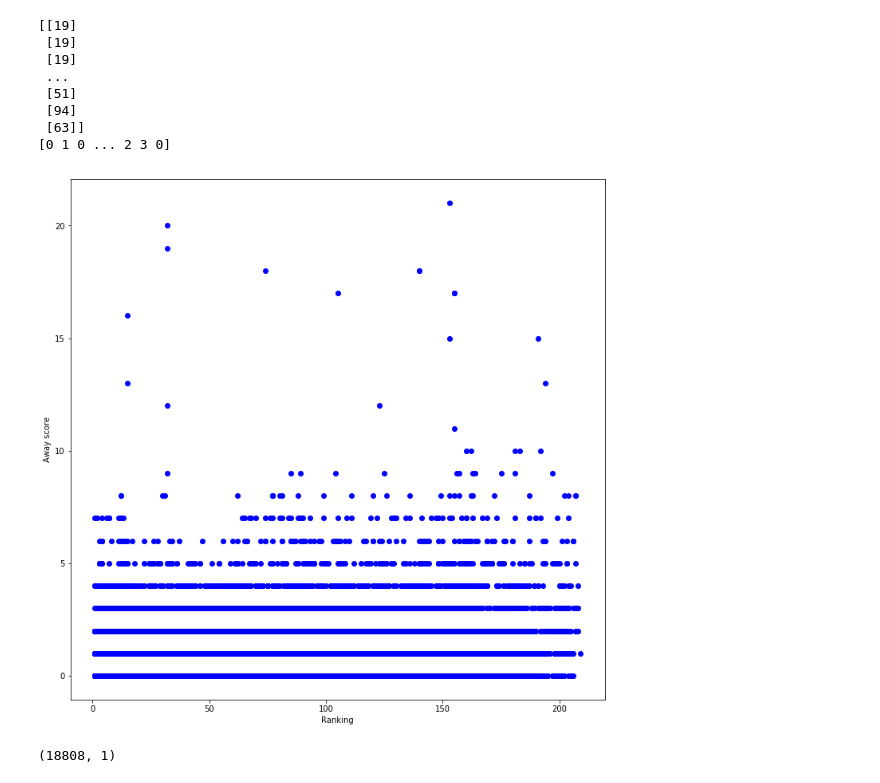
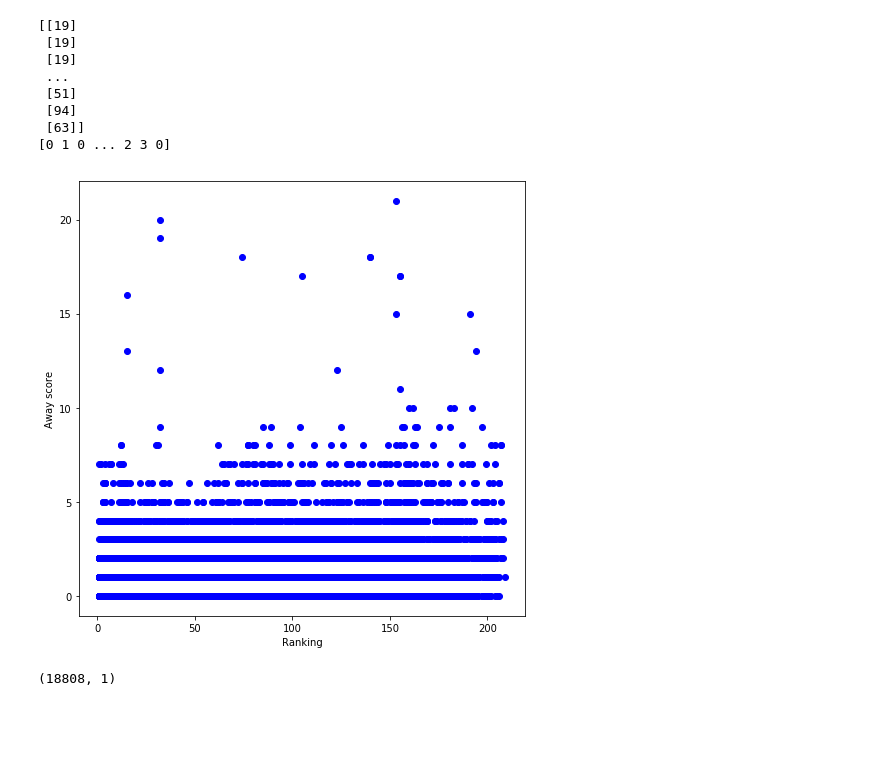
Before and after one commit to SamwelJane/Mchezopesa-Ltd-Football-analysis, a Jupyter notebook: Moringa_Data_Science_Core_W6_Independent_Project_2019_08_Samwel_Jane_Python_Notebook.ipynb, the cells around one changed output. Cells and saved outputs as stored; diff of their text form; code cells hidden in the pictures; blank space fills up the shorter version.

```diff
--- a/Moringa_Data_Science_Core_W6_Independent_Project_2019_08_Samwel_Jane_Python_Notebook.ipynb
+++ b/Moringa_Data_Science_Core_W6_Independent_Project_2019_08_Samwel_Jane_Python_Notebook.ipynb
@@ -174,8 +174,8 @@ r2 =rank_df.rename({'country_full': 'away_team'}, axis = 1)
 # %%
 #convert column date into datetime format
-results['year'] = pd.DatetimeIndex(results['date']).year
-results['month'] = pd.DatetimeIndex(results['date']).month
+results_df['year'] = pd.DatetimeIndex(results_df['date']).year
+results_df['month'] = pd.DatetimeIndex(results_df['date']).month
 
 
-rank['year'] = pd.DatetimeIndex(rank['rank_date']).year
-rank['month'] = pd.DatetimeIndex(rank['rank_date']).month
+rank_df['year'] = pd.DatetimeIndex(rank_df['rank_date']).year
+rank_df['month'] = pd.DatetimeIndex(rank_df['rank_date']).month
@@ -356,14 +394,15 @@ print(y1)
 [0 1 0 ... 2 3 0]
 # %%
 # Since our datasets have been joined and are pretty clean, let's start by visualizing our dataset by plotting a scatter plot
-plt.subplots(figsize=(12, 12))
+%matplotlib inline
+plt.figure(figsize=(8,8))
 plt.scatter(X, y1, color='blue')
-
-#.title('Ranking_and_away score')
+#plt.title('Ranking Vs Away Score')
 plt.xlabel('Ranking')
 plt.ylabel('Away score')
+
 plt.show()
 # %% [output]
-[figure, old version]
+[figure, new version]
 # %%
 #  Split the dataset into train and test sets
```
Also changed, not shown: parts of 33 cells of this notebook.
